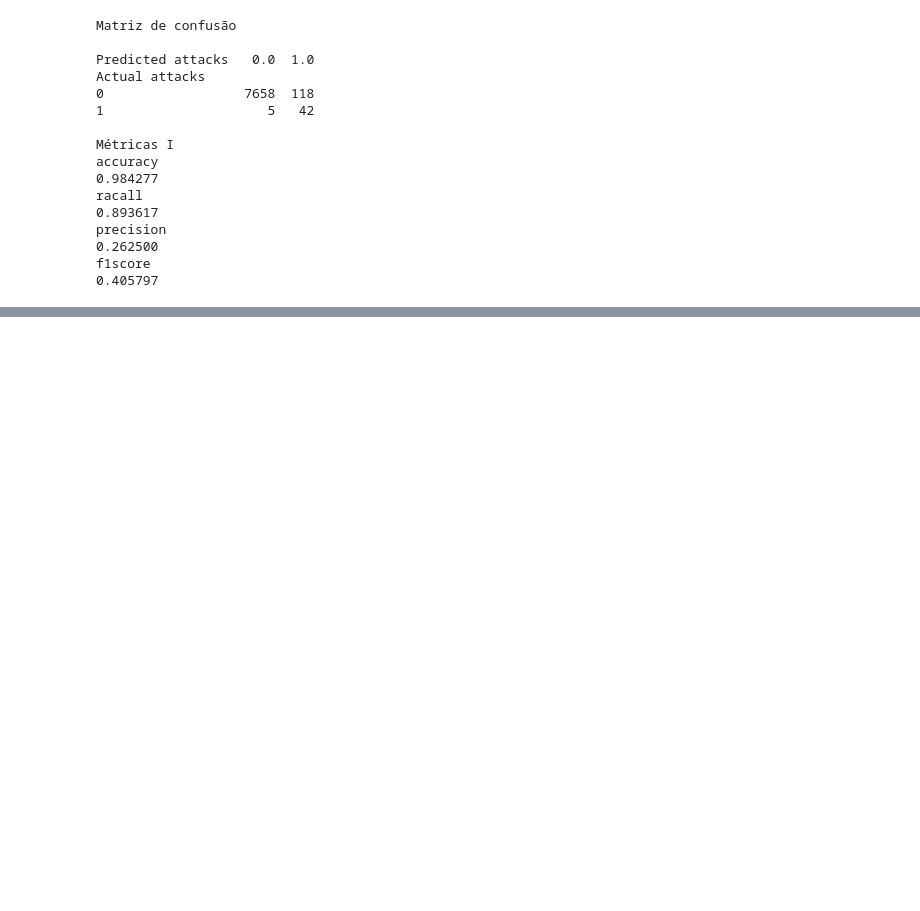
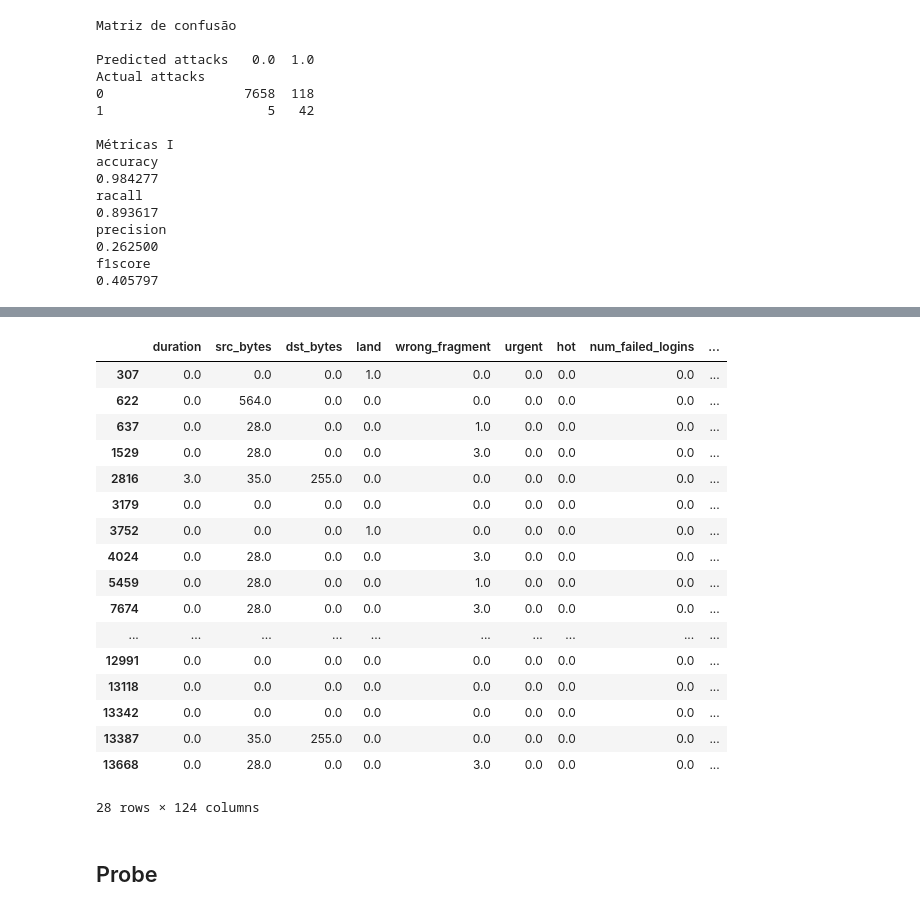
Before and after one commit to pedropaiola/Adversarial-Explainable-IDS, a Jupyter notebook: classificadores.ipynb, the cells around one changed output, grey strips where cells are left out. Cells and saved outputs as stored; diff of their text form; code cells hidden in the pictures; blank space fills up the shorter version.

Commit message:
Separação dos dados classificados incorretamente

```diff
--- a/classificadores.ipynb
+++ b/classificadores.ipynb
@@ -1593,0 +1616,4 @@ f1score
+# %%
+#Desnormalizando dados
+X_DoS_unom = scalerDoS.inverse_transform(X_DoS_testr)
+X_DoS_unom
@@ -1593,0 +1634,4 @@ f1score
+# %%
+#Criando dataframe
+DoS_adv = pd.DataFrame(data=X_DoS_unom, columns=colNames_test)
+DoS_adv.head()
@@ -1593,0 +1646,3 @@ f1score
+# %%
+Y_DoS_pred = rfc_DoS.predict(X_DoS_testr)
+Y_DoS_pred
@@ -1593,0 +1651,5 @@ f1score
+# %%
+#Adicionando y_actual e y_pred
+DoS_adv['y_actual'] = Y_DoS_testr.to_numpy()
+DoS_adv['y_pred'] = Y_DoS_pred
+DoS_adv.head()
@@ -1593,0 +1680,23 @@ f1score
+# %%
+#aAtaques lassificados como normais
+DoS_adv_ataques = DoS_adv.loc[(DoS_adv['y_actual'] == 1) & (DoS_adv['y_pred'] == 0)]
+DoS_adv_ataques
+# %% [output]
+|  | duration | src_bytes | dst_bytes | land | wrong_fragment | urgent | hot | num_failed_logins | ... |
+| 307 | 0.0 | 0.0 | 0.0 | 1.0 | 0.0 | 0.0 | 0.0 | 0.0 | ... |
+| 622 | 0.0 | 564.0 | 0.0 | 0.0 | 0.0 | 0.0 | 0.0 | 0.0 | ... |
+| 637 | 0.0 | 28.0 | 0.0 | 0.0 | 1.0 | 0.0 | 0.0 | 0.0 | ... |
+| 1529 | 0.0 | 28.0 | 0.0 | 0.0 | 3.0 | 0.0 | 0.0 | 0.0 | ... |
+| 2816 | 3.0 | 35.0 | 255.0 | 0.0 | 0.0 | 0.0 | 0.0 | 0.0 | ... |
+| 3179 | 0.0 | 0.0 | 0.0 | 0.0 | 0.0 | 0.0 | 0.0 | 0.0 | ... |
+| 3752 | 0.0 | 0.0 | 0.0 | 1.0 | 0.0 | 0.0 | 0.0 | 0.0 | ... |
+| 4024 | 0.0 | 28.0 | 0.0 | 0.0 | 3.0 | 0.0 | 0.0 | 0.0 | ... |
+| 5459 | 0.0 | 28.0 | 0.0 | 0.0 | 1.0 | 0.0 | 0.0 | 0.0 | ... |
+| 7674 | 0.0 | 28.0 | 0.0 | 0.0 | 3.0 | 0.0 | 0.0 | 0.0 | ... |
+| ... | ... | ... | ... | ... | ... | ... | ... | ... | ... |
+| 12991 | 0.0 | 0.0 | 0.0 | 0.0 | 0.0 | 0.0 | 0.0 | 0.0 | ... |
+| 13118 | 0.0 | 0.0 | 0.0 | 0.0 | 0.0 | 0.0 | 0.0 | 0.0 | ... |
+| 13342 | 0.0 | 0.0 | 0.0 | 0.0 | 0.0 | 0.0 | 0.0 | 0.0 | ... |
+| 13387 | 0.0 | 35.0 | 255.0 | 0.0 | 0.0 | 0.0 | 0.0 | 0.0 | ... |
+| 13668 | 0.0 | 28.0 | 0.0 | 0.0 | 3.0 | 0.0 | 0.0 | 0.0 | ... |
+28 rows × 124 columns
@@ -1593,0 +1708,2 @@ f1score
+# %% [markdown]
+<h2>Probe</h2>
```
Also changed, not shown: parts of 46 cells of this notebook, 16 other files.
